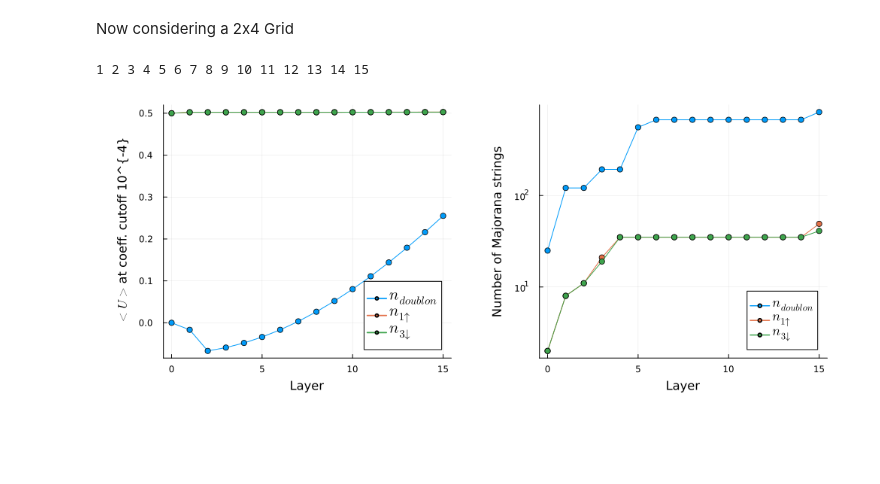
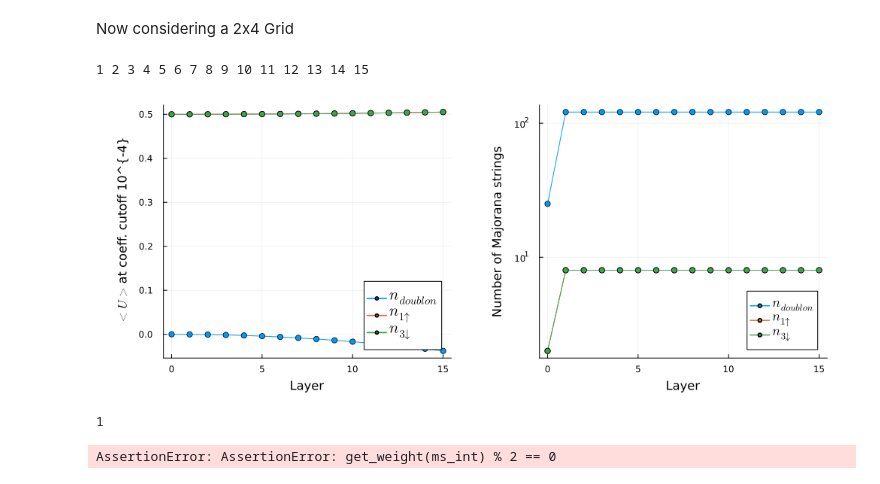
Before and after one commit to grossjulian/MajoranaPropagation, a Jupyter notebook: Second_simulation.ipynb, the cells around one changed output. Saved outputs shown, nothing was run; the diff lists cells and outputs as text; code cells hidden in the pictures; blank space fills up the shorter version.

```diff
--- a/Second_simulation.ipynb
+++ b/Second_simulation.ipynb
@@ -153,7 +154,7 @@ t = 1
 U = 2.
 
 n_layers = 15
-dt = 0.01
+dt = 0.001
 
 min_abs_coeff = 1.e-4
 max_unpaired = 4
@@ -212,16 +213,11 @@ coeffs = [1/4,1/4,1/4,1/4,1/4,1/4,1/4,1/4,1/4,1/4,1/4,1/4,1/4,1/4,1/4,1/4]
 
 
 #observables
-obs_doubl1 = VectorMajoranaSum(MajoranaSum(N_spinful_sites, :nupndn, 1)) #n_1 doublon
-obs_doubl2 = VectorMajoranaSum(MajoranaSum(N_spinful_sites, :nupndn, 2)) #n_2 doublon
-obs_doubl3 = VectorMajoranaSum(MajoranaSum(N_spinful_sites, :nupndn, 3)) #n_3 doublon
-obs_doubl4 = VectorMajoranaSum(MajoranaSum(N_spinful_sites, :nupndn, 4)) #n_4_doublon
-obs_doubl5 = VectorMajoranaSum(MajoranaSum(N_spinful_sites, :nupndn, 5)) #n_5 doublon
-obs_doubl6 = VectorMajoranaSum(MajoranaSum(N_spinful_sites, :nupndn, 6)) #n_6 doublon
-obs_doubl7 = VectorMajoranaSum(MajoranaSum(N_spinful_sites, :nupndn, 7)) #n_7 doublon
-obs_doubl8 = VectorMajoranaSum(MajoranaSum(N_spinful_sites, :nupndn, 8)) #n_8 doublon
-
-obs_doubl=obs_doubl1+obs_doubl2+obs_doubl3+obs_doubl4+obs_doubl5+obs_doubl6+obs_doubl7+obs_doubl8
+obs_doubl = MajoranaSum(Float64, N_spinful_sites, is_spinful)
+for i=1:N_spinful_sites
+    add!(obs_doubl, :nupndn, i)
+end
+obs_doubl = VectorMajoranaSum(obs_doubl)
 obs2=VectorMajoranaSum(MajoranaSum(N_spinful_sites, :nup, 1)) #n_1 up
 obs3= VectorMajoranaSum(MajoranaSum(N_spinful_sites, :ndn, 3)) #n_3 down
 
@@ -239,31 +235,62 @@ length2[1] = length(obs2)
 res3[1]=overlapwithfock(obs3, initial_state, coeffs)
 length3[1] = length(obs3)
 
 #simulation of expectation values for U=2, coefficient truncation at 1.e-4
 for j = 1:n_layers
     print("$j ")
     propagate!(circ_single, obs_doubl, thetas_single; min_abs_coeff=min_abs_coeff,max_unpaired=max_unpaired, unpaired_mask=unpaired_mask)
     propagate!(circ_single, obs2, thetas_single; min_abs_coeff=min_abs_coeff,max_unpaired=max_unpaired, unpaired_mask=unpaired_mask)
     propagate!(circ_single, obs3, thetas_single; min_abs_coeff=min_abs_coeff,max_unpaired=max_unpaired, unpaired_mask=unpaired_mask)
     res1[j+1] = overlapwithfock(obs_doubl, initial_state, coeffs)
     length1[j+1] = length(obs_doubl)
     res2[j+1] = overlapwithfock(obs2, initial_state, coeffs)
     length2[j+1] = length(obs2)
     res3[j+1] = overlapwithfock(obs3, initial_state, coeffs)
     length3[j+1] = length(obs3)
 end
 
 ev_plot = plot(xlabel = "Layer", ylabel = L"<U>"*"at coeff. cutoff " *"10^{-4}", legend = :bottomright, legend_font_pointsize = 14)
 plot!(ev_plot, 0:n_layers, res1, label=L"n_{doublon}", marker=:circle)
 plot!(ev_plot, 0:n_layers, res2, label=L"n_{1↑}", marker=:circle)
 plot!(ev_plot, 0:n_layers, res3, label=L"n_{3↓}", marker=:circle)
 
 length_plot = plot(xlabel = "Layer",ylabel = "Number of Majorana strings", yscale = :log10, legend = :bottomright,legend_font_pointsize = 12)
 plot!(length_plot, 0:n_layers, length1, label=L"n_{doublon}", marker=:circle)
 plot!(length_plot, 0:n_layers, length2, label=L"n_{1↑}", marker=:circle)
 plot!(length_plot, 0:n_layers, length3, label=L"n_{3↓}", marker=:circle)
 
 plot(ev_plot, length_plot, layout=(1,2), size=(1000,400),left_margin = 10mm, bottom_margin = 5mm, right_margin = 5mm)
 # %% [output]
 1 2 3 4 5 6 7 8 9 10 11 12 13 14 15
-[figure, old version]
+[figure, new version]
+# %%
+min_abs_coeff=1e-6
+#Observable, making sure previous propagation has been reset
+obs_doubl = MajoranaSum(Float64, N_spinful_sites, is_spinful)
+for i=1:N_spinful_sites
+    add!(obs_doubl, :nupndn, i)
+end
+obs_doubl = VectorMajoranaSum(obs_doubl)
+
+obs_doubl = MajoranaSum(N_spinful_sites, :nup, 1)
+
+total_time_default = 0.0
+total_time_true = 0.0
+total_time_false = 0.0
+
+obs_default = deepcopy(obs_doubl)
+obs_true = deepcopy(obs_doubl)
+obs_false = deepcopy(obs_doubl)
+
+for j = 1:n_layers
+    print("$j ")
+    total_time_default+= @elapsed propagate!(circ_single, obs_default, thetas_single; min_abs_coeff=min_abs_coeff)
+    total_time_true += @elapsed propagate!(circ_single, obs_true, thetas_single; min_abs_coeff=min_abs_coeff,truncate_each_mr=true)
+    total_time_false += @elapsed propagate!(circ_single, obs_false, thetas_single; min_abs_coeff=min_abs_coeff,truncate_each_mr=false)
+end
+println("Total time default: $total_time_default")
+println("Total time true: $total_time_true")
+println("Total time false: $total_time_false");
+# %% [output]
+1
+AssertionError: AssertionError: get_weight(ms_int) % 2 == 0
```
Also changed, not shown: parts of 1 cell of this notebook, 2 other files.
